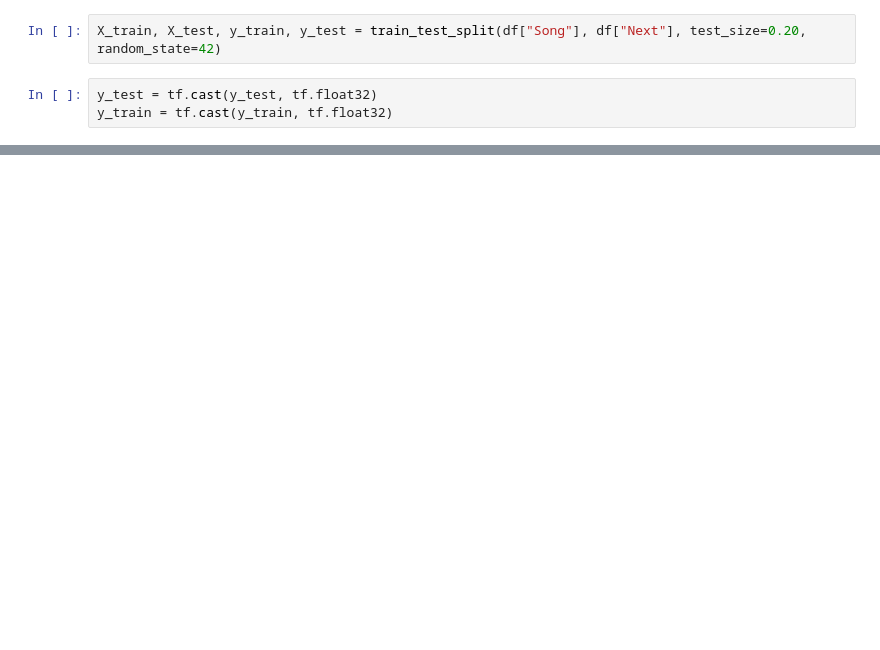
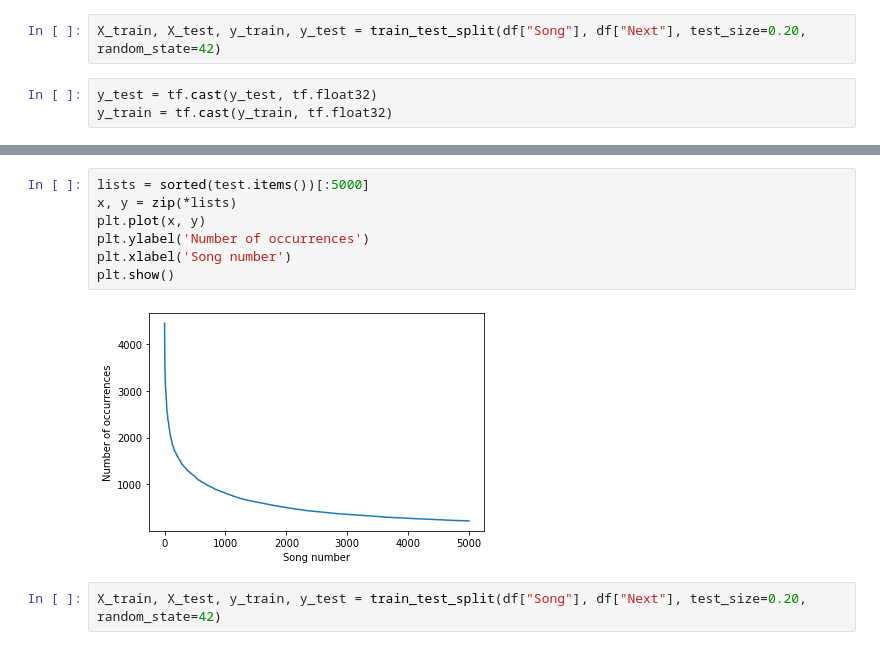
Before and after one commit to egvhoena/uncertainty-in-recs, a Jupyter notebook: spotify.ipynb, the cells around one changed output, grey strips where cells are left out. Drawn from its saved outputs; the diff is of its cells as text; blank space fills up the shorter version.

```diff
--- a/spotify.ipynb
+++ b/spotify.ipynb
@@ -161,0 +204,11 @@ plt.show()
+# %%
+lists = sorted(test.items())[:5000]
+x, y = zip(*lists)
+plt.plot(x, y)
+plt.ylabel('Number of occurrences')
+plt.xlabel('Song number')
+plt.show()
+# %% [output]
+[figure, added]
+# %%
+X_train, X_test, y_train, y_test = train_test_split(df["Song"], df["Next"], test_size=0.20, random_state=42)
```
Also changed, not shown: parts of 46 cells of this notebook.
